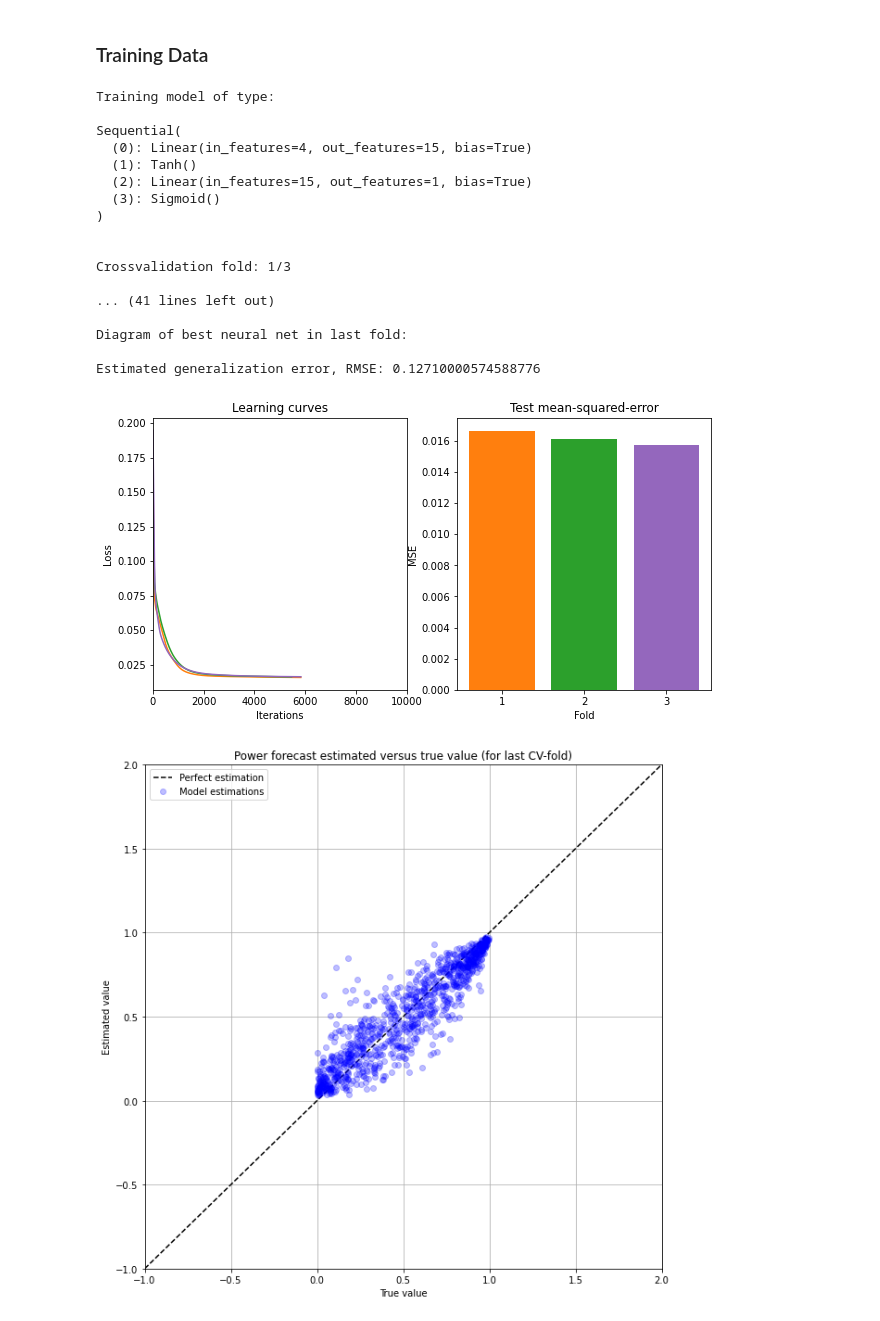
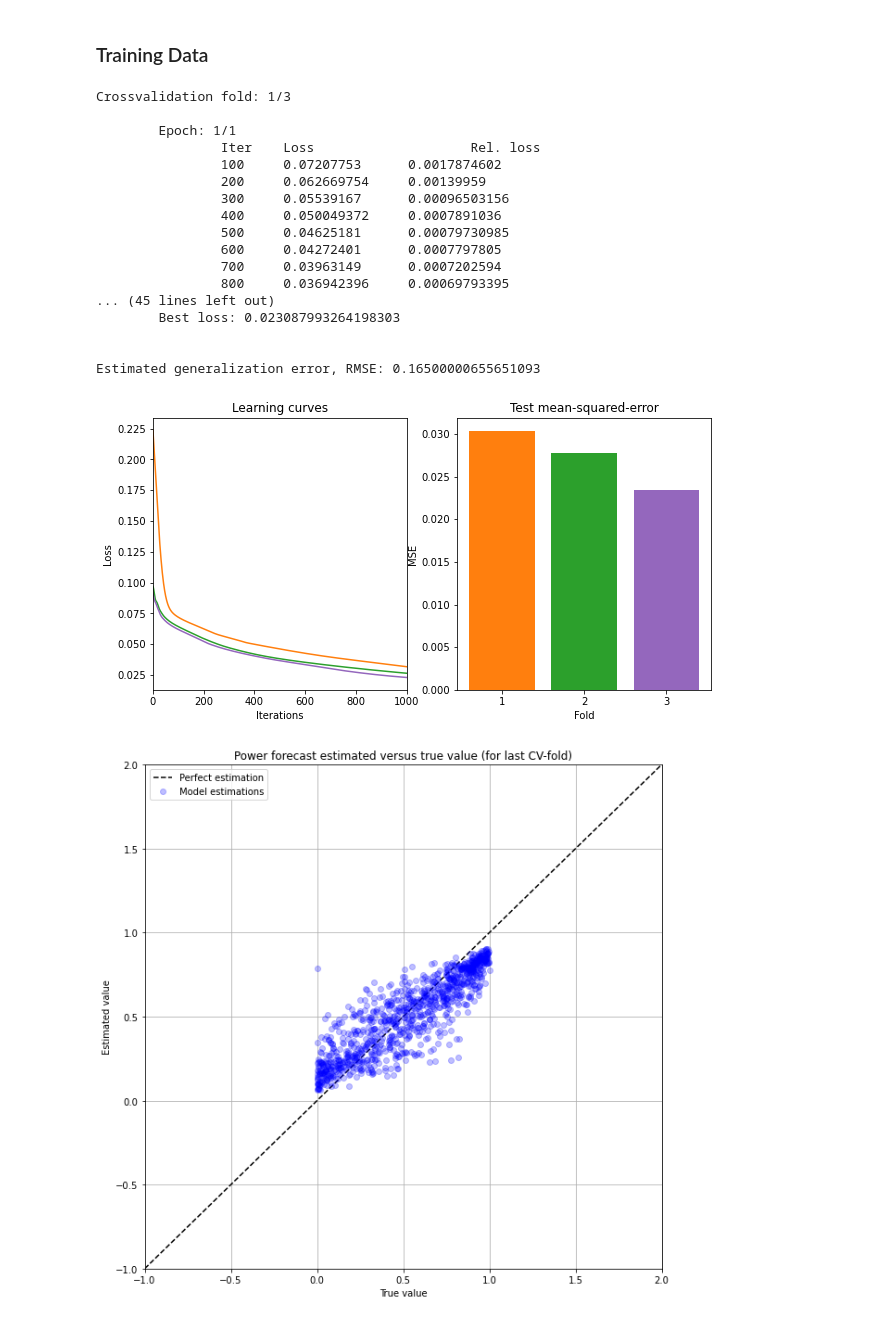
Before and after one commit to YasminaKerkeb/wind-energy-forecasting, a Jupyter notebook: deep_nn_model.ipynb, the cells around one changed output. Cells and saved outputs as stored; diff of their text form; code cells hidden in the pictures.

```diff
--- a/deep_nn_model.ipynb
+++ b/deep_nn_model.ipynb
@@ -62,8 +63,8 @@ if do_pca_preprocessing:
 
 # Parameters for neural network classifier
 n_hidden_units = 15      # number of hidden units
-n_replicates = 1        # number of networks trained in each k-fold
-max_iter = 10000        #
+n_epochs = 1        # number of networks trained in each k-fold
+max_iter = 1000        #
 
 # K-fold crossvalidation
 K = 3
@@ -75,16 +76,18 @@ summaries, summaries_axes = plt.subplots(1,2, figsize=(10,5))
 color_list = ['tab:orange', 'tab:green', 'tab:purple', 'tab:brown', 'tab:pink',
               'tab:gray', 'tab:olive', 'tab:cyan', 'tab:red', 'tab:blue']
 # Define the model
-model = lambda: torch.nn.Sequential(
-                    torch.nn.Linear(M, n_hidden_units), #M features to n_hidden_units
-                    torch.nn.Tanh(),   # 1st transfer function,
-                    torch.nn.Linear(n_hidden_units, 1),# n_hidden_units to 1 output neuron
-                    torch.nn.Sigmoid() #2nd tranfer function
+model = torch.nn.Sequential(
+        torch.nn.Linear(M, n_hidden_units), #M features to n_hidden_units
+        torch.nn.Tanh(),   # 1st transfer function,
+        torch.nn.Linear(n_hidden_units, 1),# n_hidden_units to 1 output neuron
+        torch.nn.Sigmoid() #2nd tranfer function
 
-                    )
-loss_fn = torch.nn.MSELoss()
+        )
 
-print('Training model of type:\n\n{}\n'.format(str(model())))
+
+#Instanciate the model
+nn_model=PowerNNRegressor(model,"regression",n_epochs,max_iter)
+
 errors = [] # make a list for storing generalizaition error in each loop
 for (k, (train_index, test_index)) in enumerate(CV.split(X,y)):
     print('\nCrossvalidation fold: {0}/{1}'.format(k+1,K))
@@ -96,17 +99,13 @@ for (k, (train_index, test_index)) in enumerate(CV.split(X,y)):
     y_test = torch.tensor(y[test_index], dtype=torch.float)
 
     # Train the net on training data
-    net, final_loss, learning_curve = train_neural_net(model,
-                                                       loss_fn,
-                                                       X=X_train,
-                                                       y=y_train,
-                                                       n_replicates=n_replicates,
-                                                       n_epochs=max_iter)
+    best_net, best_final_loss, best_learning_curve = nn_model.train(X_train,y_train)
 
-    print('\n\tBest loss: {}\n'.format(final_loss))
+    print('\n\tBest loss: {}\n'.format(best_final_loss))
 
     # Determine estimated class labels for test set
-    y_test_est = net(X_test)
+    nn_model.load_state_dict(best_net)
+    y_test_est = nn_model(X_test)
 
     # Determine errors and errors
     se = (y_test_est.float()-y_test.float())**2 # squared error
@@ -114,7 +113,7 @@ for (k, (train_index, test_index)) in enumerate(CV.split(X,y)):
     errors.append(mse) # store error rate for current CV fold
 
     # Display the learning curve for the best net in the current fold
-    h, = summaries_axes[0].plot(learning_curve, color=color_list[k])
+    h, = summaries_axes[0].plot(best_learning_curve, color=color_list[k])
     h.set_label('CV fold {0}'.format(k+1))
     summaries_axes[0].set_xlabel('Iterations')
     summaries_axes[0].set_xlim((0, max_iter))
@@ -122,50 +121,46 @@ for (k, (train_index, test_index)) in enumerate(CV.split(X,y)):
     summaries_axes[0].set_title('Learning curves')
 
 # Display the MSE across folds
 summaries_axes[1].bar(np.arange(1, K+1), np.squeeze(np.asarray(errors)), color=color_list)
 summaries_axes[1].set_xlabel('Fold');
 summaries_axes[1].set_xticks(np.arange(1, K+1))
 summaries_axes[1].set_ylabel('MSE');
 summaries_axes[1].set_title('Test mean-squared-error')
-print('Diagram of best neural net in last fold:')
-weights = [net[i].weight.data.numpy().T for i in [0,2]]
-biases = [net[i].bias.data.numpy() for i in [0,2]]
-tf =  [str(net[i]) for i in [1,2]]
 
 
 # Print the average classification error rate
 print('\nEstimated generalization error, RMSE: {0}'.format(round(np.sqrt(np.mean(errors)), 4)))
 
 
 plt.figure(figsize=(10,10));
 y_est = y_test_est.data.numpy(); y_true = y_test.data.numpy();
 axis_range = [np.min([y_est, y_true])-1,np.max([y_est, y_true])+1]
 plt.plot(axis_range,axis_range,'k--')
 plt.plot(y_true[0:1000], y_est[0:1000],'ob',alpha=.25)
 plt.legend(['Perfect estimation','Model estimations'])
 plt.title('Power forecast estimated versus true value (for last CV-fold)')
 plt.ylim(axis_range); plt.xlim(axis_range)
 plt.xlabel('True value')
 plt.ylabel('Estimated value')
 plt.grid()
 plt.show()
 # %% [output]
-Training model of type:
+Crossvalidation fold: 1/3
 
-Sequential(
-  (0): Linear(in_features=4, out_features=15, bias=True)
-  (1): Tanh()
-  (2): Linear(in_features=15, out_features=1, bias=True)
-  (3): Sigmoid()
-)
+        Epoch: 1/1
+                Iter    Loss                    Rel. loss
+                100     0.07207753      0.0017874602
+                200     0.062669754     0.00139959
+                300     0.05539167      0.00096503156
+                400     0.050049372     0.0007891036
+                500     0.04625181      0.00079730985
+                600     0.04272401      0.0007797805
+                700     0.03963149      0.0007202594
+                800     0.036942396     0.00069793395
+... (45 lines left out)
+        Best loss: 0.023087993264198303
 
 
-Crossvalidation fold: 1/3
-
-... (41 lines left out)
-
-Diagram of best neural net in last fold:
-
-Estimated generalization error, RMSE: 0.12710000574588776
+Estimated generalization error, RMSE: 0.16500000655651093
-[figure, old version]
+[figure, new version]
-[figure, old version]
+[figure, new version]
```
Also changed, not shown: parts of 1 cell of this notebook, 4 other files.
